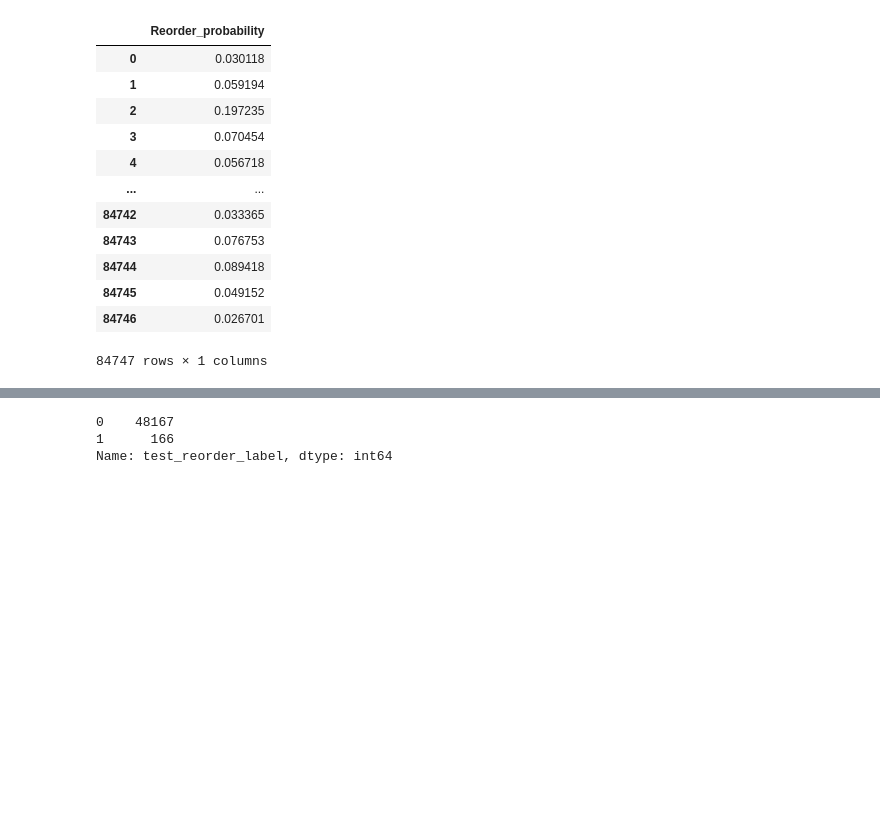
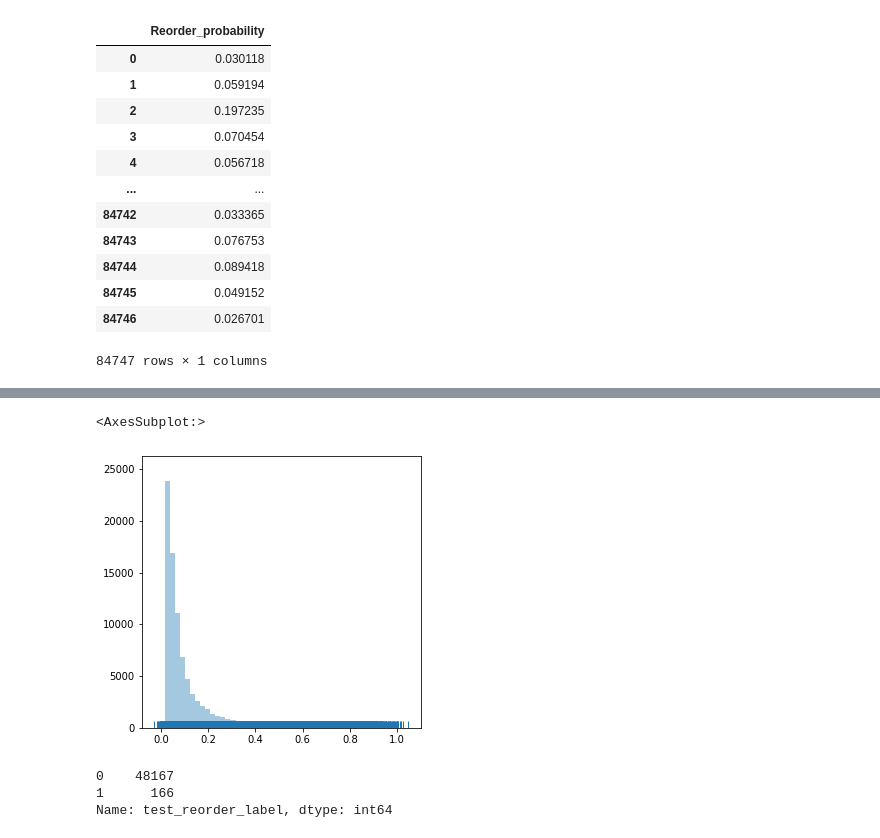
Before and after one commit to 530427793/jiangren, a Jupyter notebook: business_xgboost.ipynb, the cells around one changed output, grey strips where cells are left out. Saved outputs shown, nothing was run; the diff lists cells and outputs as text; code cells hidden in the pictures; blank space fills up the shorter version.

```diff
--- a/business_xgboost.ipynb
+++ b/business_xgboost.ipynb
@@ -683,3 +688,8 @@ train_proba
+# %%
+sns.distplot(pred_probs, kde=False, rug=True)
+# %% [output]
+<AxesSubplot:>
+[figure, added]
 # %%
 threshold_test = 0.8
 
```
Also changed, not shown: parts of 1 cell of this notebook.
